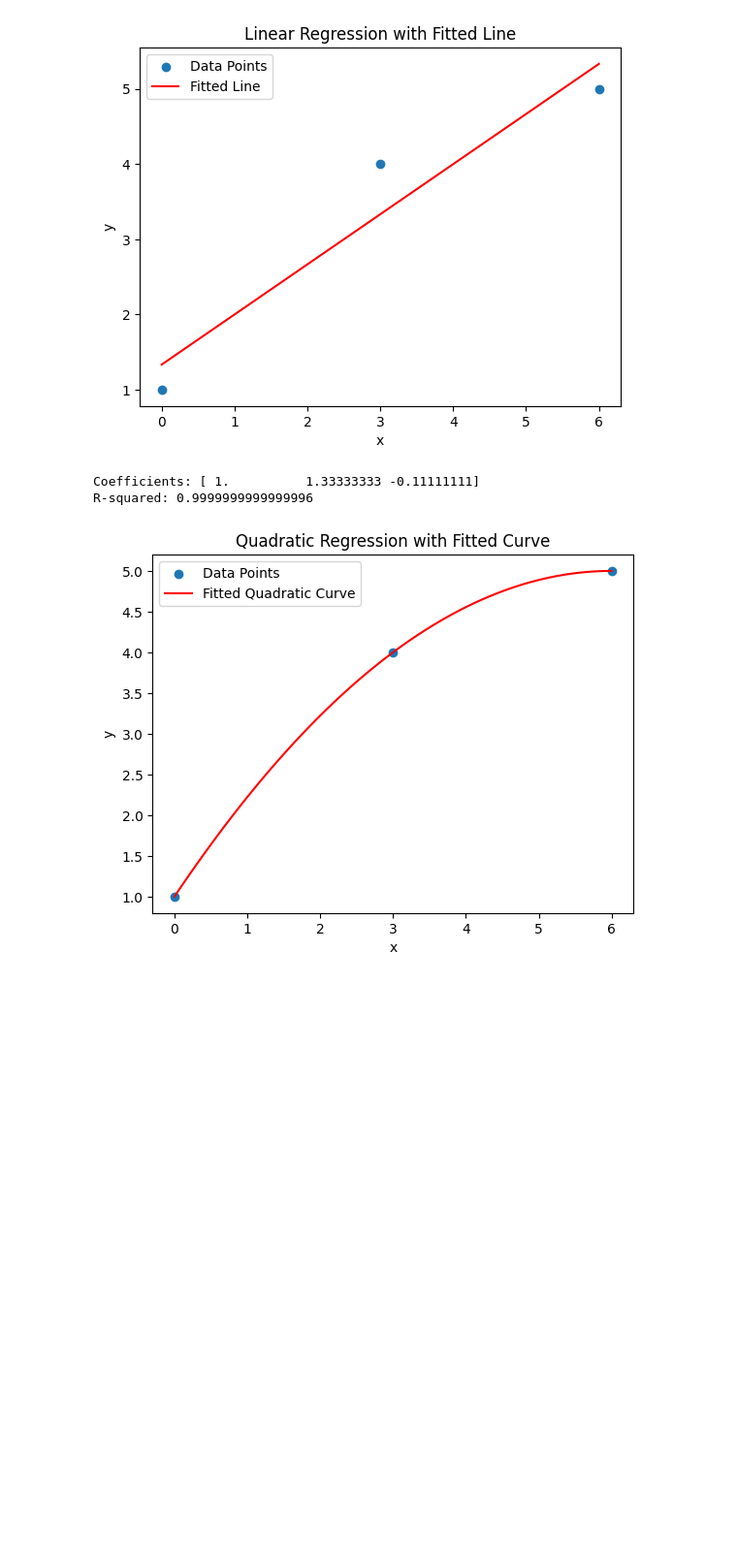
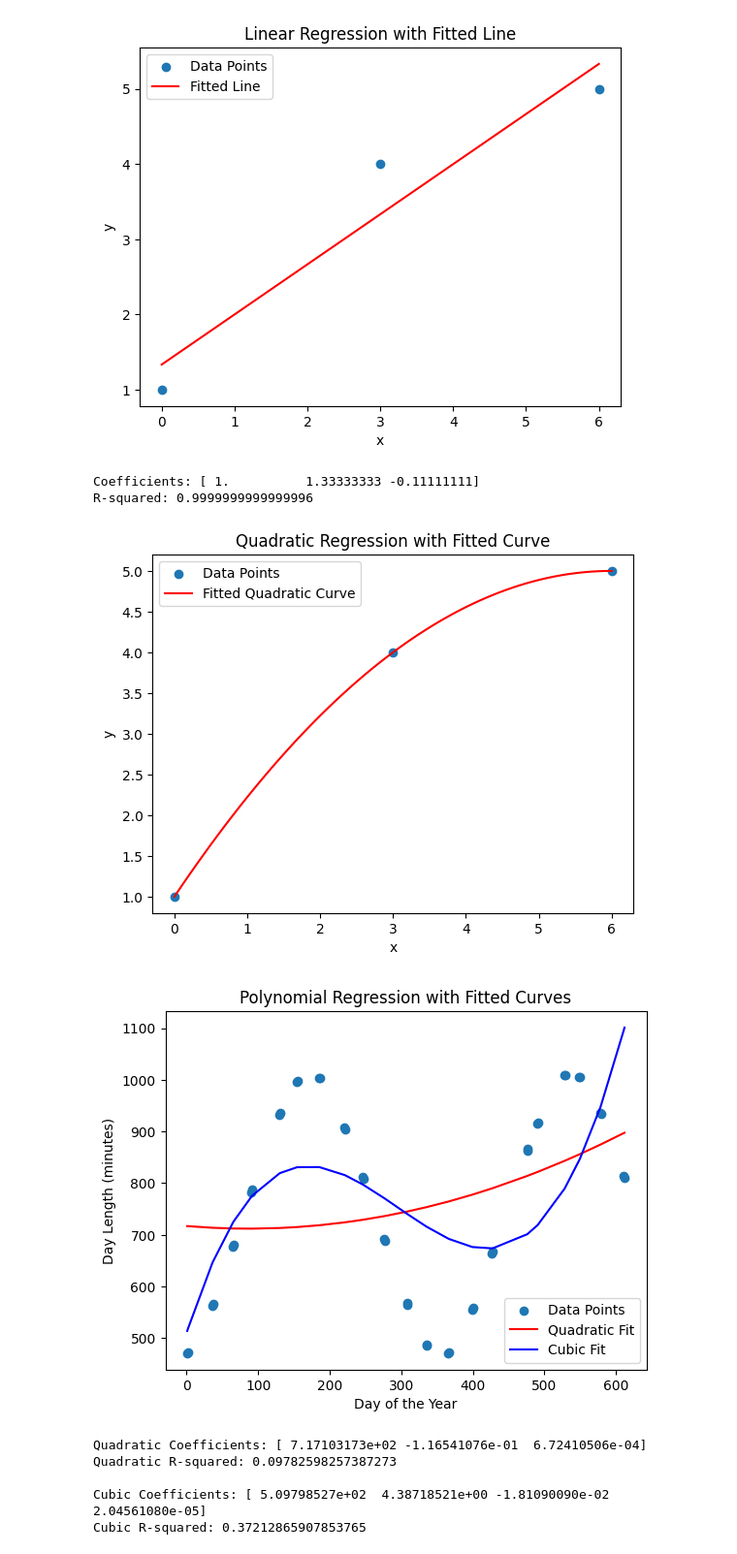
Before and after one commit to elsunais6167/basic_data_science_task, a Jupyter notebook: task2.ipynb, the cells around one changed output. Shown at 97% size. Saved outputs shown, nothing was run; the diff lists cells and outputs as text; code cells hidden in the pictures; blank space fills up the shorter version.

```diff
--- a/task2.ipynb
+++ b/task2.ipynb
@@ -113,3 +113,77 @@ plt.show()
 Coefficients: [ 1.          1.33333333 -0.11111111]
 R-squared: 0.9999999999999996
 [figure]
+# %%
+import numpy as np
+import matplotlib.pyplot as plt
+import pandas as pd
+
+# Load the dataset using pandas
+# Assuming the dataset is stored in a CSV file named 'day_length_data.csv'
+df = pd.read_csv('sunrise_sunset_dataset.csv')
+
+# Extract relevant columns and convert to numpy arrays
+day_count = np.array(df['day_count'])
+day_length = np.array(df['Day_length_mins_sec'])
+
+# Function for polynomial regression
+def polynomial_regression(x, y, degree):
+    # Create the predictor matrix X with columns for each power of x up to the specified degree
+    X = np.column_stack([x**i for i in range(degree + 1)])
+
+    # Compute the transpose of X
+    X_T = np.transpose(X)
+
+    # Compute X^T * X
+    X_T_X = np.dot(X_T, X)
+
+    # Compute the inverse of X^T * X
+    X_T_X_inv = np.linalg.inv(X_T_X)
+
+    # Compute X^T * y
+    X_T_y = np.dot(X_T, y[:len(x)])  # Trim y to match the length of x
+
+    # Compute the coefficients beta
+    beta = np.dot(X_T_X_inv, X_T_y)
+
+    # Compute the fitted values
+    y_fit = np.dot(X, beta)
+
+    return beta, y_fit
+
+# Perform quadratic regression (degree 2)
+coefficients_quad, y_fit_quad = polynomial_regression(day_count, day_length, degree=2)
+
+# Perform cubic regression (degree 3)
+coefficients_cubic, y_fit_cubic = polynomial_regression(day_count, day_length, degree=3)
+
+# Plot the scatterplot and the fitted polynomial curves
+plt.scatter(day_count, day_length, label='Data Points')
+plt.plot(day_count, y_fit_quad, label='Quadratic Fit', color='red')
+plt.plot(day_count, y_fit_cubic, label='Cubic Fit', color='blue')
+plt.xlabel('Day of the Year')
+plt.ylabel('Day Length (minutes)')
+plt.legend()
+plt.title('Polynomial Regression with Fitted Curves')
+plt.show()
+
+# Calculate R-squared values
+correlation_matrix_quad = np.corrcoef(day_length[:len(day_count)], y_fit_quad)
+r_squared_quad = correlation_matrix_quad[0, 1] ** 2
+
+correlation_matrix_cubic = np.corrcoef(day_length[:len(day_count)], y_fit_cubic)
+r_squared_cubic = correlation_matrix_cubic[0, 1] ** 2
+
+# Print coefficients and R-squared values
+print("Quadratic Coefficients:", coefficients_quad)
+print("Quadratic R-squared:", r_squared_quad)
+
+print("\nCubic Coefficients:", coefficients_cubic)
+print("Cubic R-squared:", r_squared_cubic)
+# %% [output]
+[figure, added]
+Quadratic Coefficients: [ 7.17103173e+02 -1.16541076e-01  6.72410506e-04]
+Quadratic R-squared: 0.09782598257387273
+
+Cubic Coefficients: [ 5.09798527e+02  4.38718521e+00 -1.81090090e-02  2.04561080e-05]
+Cubic R-squared: 0.37212865907853765
```
Also changed, not shown: 2 other files.
